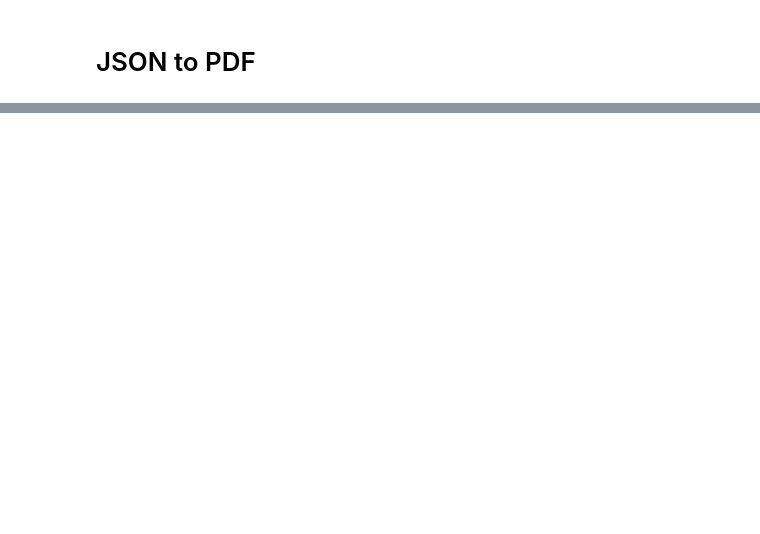
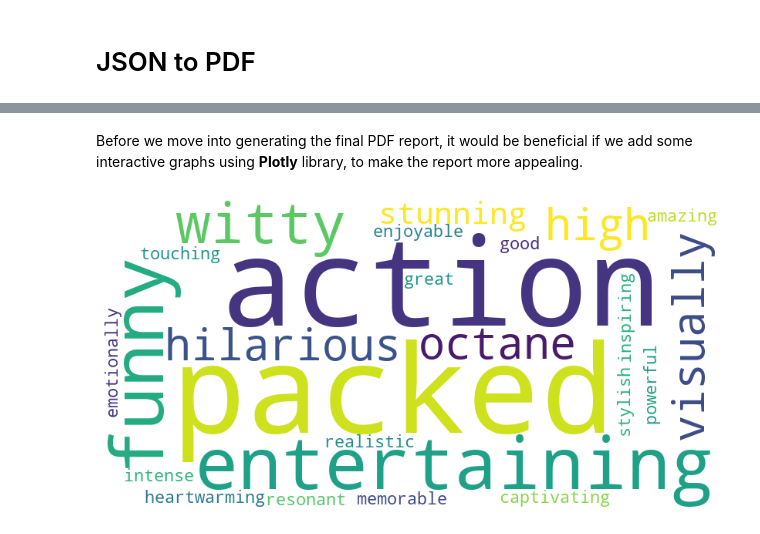
Before and after one commit to d-pamneja/Chitra, a Jupyter notebook: PreProcessing/Conversation_Analysis.ipynb, the cells around one changed output, grey strips where cells are left out. Drawn from its saved outputs; the diff is of its cells as text; code cells hidden in the pictures; blank space fills up the shorter version.

Commit message:
Conversation Analysis Report

```diff
--- a/PreProcessing/Conversation_Analysis.ipynb
+++ b/PreProcessing/Conversation_Analysis.ipynb
@@ -74,7 +88,8 @@ conversation1_data = [
         'user': 'okay so did the trailer serve what to expect? how was that like?',
         'chitra': 'You\'re right to think about the trailers! They\'re a pretty good indicator of what you\'re going to get, especially with a Michael Bay movie like "6 Underground." \n\nThe trailers for "6 Underground" definitely don\'t shy away from the action. They showcase the over-the-top stunts, explosions, and car chases that are hallmarks of Bay\'s style. They give you a good sense of the film\'s fast-paced, chaotic energy and the kind of visual spectacle you can expect. \n\nThey also highlight Ryan Reynolds\' comedic timing, which is a big part of the movie\'s appeal. He\'s got that dry, self-aware humor that can make even the most outrageous scenes entertaining.\n\nHowever, the trailers are careful not to reveal too much about the plot. They give you a glimpse of the characters and their mission, but they leave the specifics of the story shrouded in mystery.\n\nOverall, I\'d say the trailers for "6 Underground" are pretty accurate representations of the film\'s style and tone. If you like Michael Bay\'s action-packed, visually stunning films, then the trailers will definitely get you excited. If you\'re looking for a more character-driven or plot-heavy movie, then the trailers might leave you wanting a bit more. \n\nWhat did you think of the trailers? Did they make you want to see the film, or did they leave you feeling unsure? \n\n\n'},
     {
-        'user': 'how did you like 6 Underground? do you feel it justifies in effectively showing the themes it wants to or is just another flick?', 'chitra': '"6 Underground" is a wild ride! Michael Bay\'s signature action and visual spectacle are definitely present, making for some visually stunning sequences, especially the car chases and explosions. Ryan Reynolds delivers his trademark witty humor, adding a layer of levity to the otherwise serious themes. \n\nHowever, you\'re right to question whether it effectively delivers on its themes. The movie tackles issues of corruption, government failings, and the need for justice, but it does so in a rather simplistic and surface-level way. The plot is quite convoluted, and the characters, though charismatic, lack depth. It\'s more about the adrenaline rush than the nuanced exploration of these weighty topics. \n\nThe movie\'s use of humor, while enjoyable, might distract from the seriousness of the themes. For example, the scene where the team assassinates the generals in Las Vegas, while visually thrilling, is also lighthearted, which might seem incongruous with the gravity of the situation.\n\nUltimately, "6 Underground" is best enjoyed as a mindless action flick, but it might leave you wanting more substance if you\'re looking for a deeper exploration of its themes. Did you have any specific scenes or themes in mind when you were thinking about the movie\'s effectiveness? I\'d be interested to hear your thoughts! \n'
+        'user': 'how did you like 6 Underground? do you feel it justifies in effectively showing the themes it wants to or is just another flick?',
+        'chitra': '"6 Underground" is a wild ride! Michael Bay\'s signature action and visual spectacle are definitely present, making for some visually stunning sequences, especially the car chases and explosions. Ryan Reynolds delivers his trademark witty humor, adding a layer of levity to the otherwise serious themes. \n\nHowever, you\'re right to question whether it effectively delivers on its themes. The movie tackles issues of corruption, government failings, and the need for justice, but it does so in a rather simplistic and surface-level way. The plot is quite convoluted, and the characters, though charismatic, lack depth. It\'s more about the adrenaline rush than the nuanced exploration of these weighty topics. \n\nThe movie\'s use of humor, while enjoyable, might distract from the seriousness of the themes. For example, the scene where the team assassinates the generals in Las Vegas, while visually thrilling, is also lighthearted, which might seem incongruous with the gravity of the situation.\n\nUltimately, "6 Underground" is best enjoyed as a mindless action flick, but it might leave you wanting more substance if you\'re looking for a deeper exploration of its themes. Did you have any specific scenes or themes in mind when you were thinking about the movie\'s effectiveness? I\'d be interested to hear your thoughts! \n'
     },
     {
         'user': "okay that'll be all for roday. Thanks a ton Chitra!",
@@ -246,3 +261,4 @@ def get_gemini_analysis_json(data):
 # Inferencing for JSON Data
 # %%
 analysis_json = get_gemini_analysis_json(data)
+analysis_json = json.loads(analysis_json)
@@ -274,0 +289,2 @@ analysis_json
+# %% [markdown]
+Before we move into generating the final PDF report, it would be beneficial if we add some interactive graphs using **Plotly** library, to make the report more appealing.
@@ -274,0 +303,23 @@ analysis_json
+# %%
+def get_base64_image(wc):
+        image_buffer = BytesIO()
+        plt.figure(figsize=(8, 8), facecolor=None)
+        plt.imshow(wc)
+        plt.axis("off")
+        plt.tight_layout(pad=0)
+        plt.savefig(image_buffer, format='png')
+        image_buffer.seek(0)
+        encoded_image = base64.b64encode(image_buffer.read()).decode('utf-8')
+        return encoded_image
+# %%
+text = " ".join(analysis_json['positive_keywords'])
+
+pos_wc = wordcloud.WordCloud(
+    width=800, height=400,
+    background_color="white",
+    min_font_size=10
+).generate(text)
+
+positive_word_cloud = get_base64_image(pos_wc)
+# %% [output]
+[figure, added]
```
Also changed, not shown: parts of 16 cells of this notebook, 3 other files.
